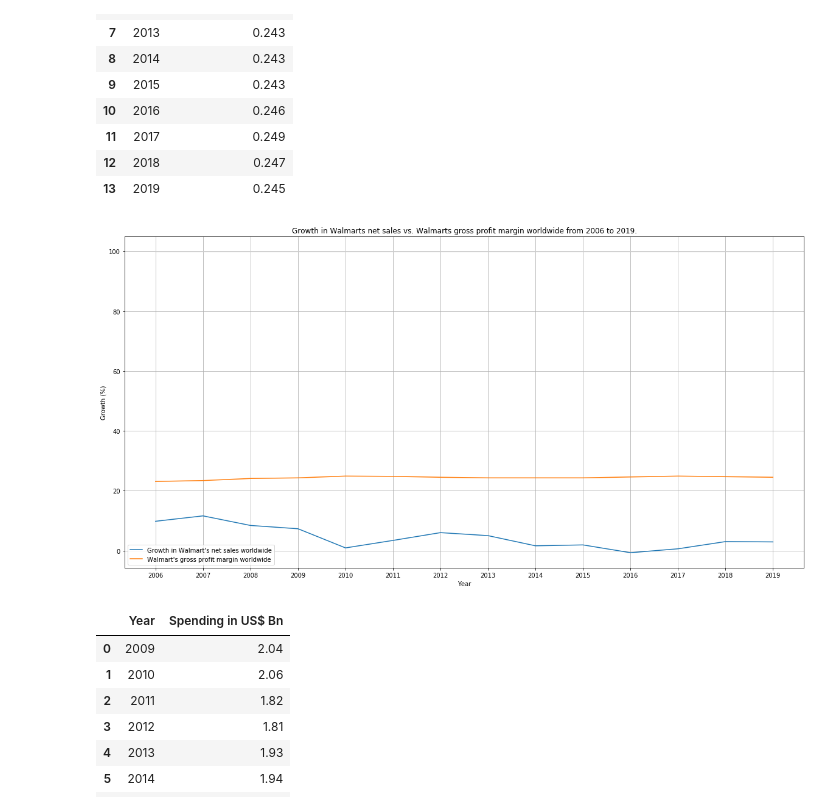
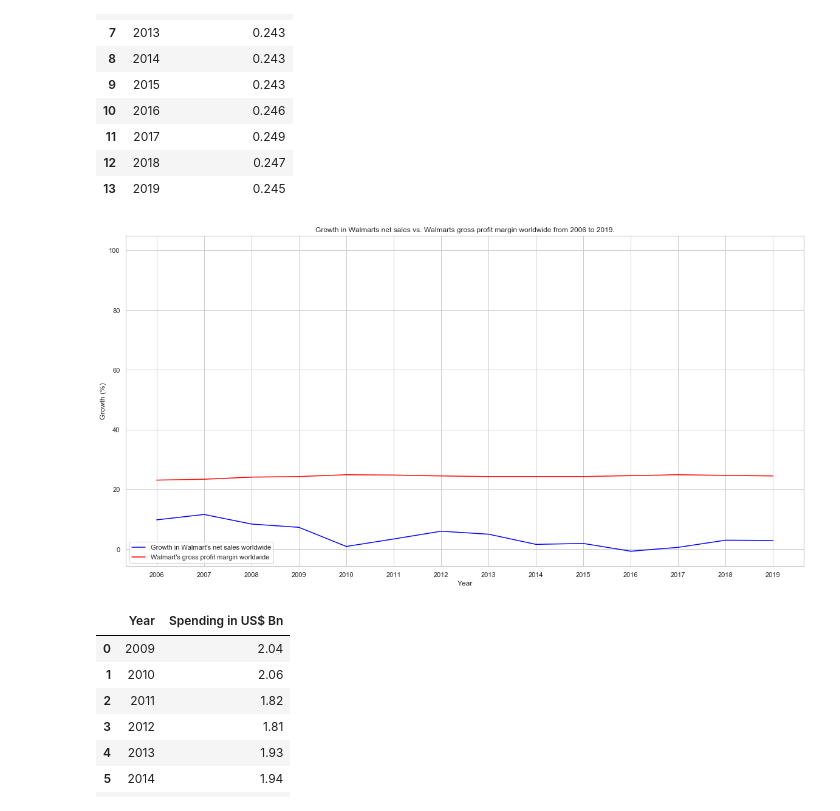
Before and after one commit to raphxcha/Open-data-project, a Jupyter notebook: WalmartOpenDataProject.ipynb, the cells around one changed output. Cells and saved outputs as stored; diff of their text form; code cells hidden in the pictures.

```diff
--- a/WalmartOpenDataProject.ipynb
+++ b/WalmartOpenDataProject.ipynb
@@ -314,34 +305,25 @@ excel_data_df.head(50)
 | 13 | 2019 | 0.245 |
 # %%
 import matplotlib.pyplot as plt
-# line 1 points
 x1 = ['2006', '2007', '2008', '2009', '2010', '2011', '2012', '2013', '2014', '2015', '2016', '2017', '2018', '2019']
 y1 = [9.8, 11.6, 8.4, 7.3, 0.9, 3.4, 6.0, 5.0, 1.6, 1.9, -0.7, 0.6, 3.0, 2.9]
 
-# line 2 points
 x2 = ['2006', '2007','2008', '2009', '2010', '2011', '2012', '2013', '2014', '2015', '2016', '2017', '2018', '2019']
 y2 = [23.10, 23.40, 24.10, 24.30, 24.90, 24.80, 24.50, 24.30, 24.30, 24.30, 24.60, 24.90, 24.70, 24.50]
 
-# increase range - cheat way
 x3 = ['2006', '2007', '2008', '2009', '2010', '2011', '2012', '2013', '2014', '2015', '2016', '2017', '2018', '2019']
 y3 = [99.9, 99.9, 99.9, 99.9, 99.9, 99.9, 99.9, 99.9, 99.9, 99.9, 99.9, 99.9, 99.9, 99.9]
 plt.plot(x3, y3, color='lightgrey')
-# plotting the line 1 points
-plt.plot(x1, y1, label = "Growth in Walmart's net sales worldwide")
-# plotting the line 2 points
-plt.plot(x2, y2, label = "Walmart's gross profit margin worldwide")
+plt.plot(x1, y1, label = "Growth in Walmart's net sales worldwide", color='blue' )
+plt.plot(x2, y2, label = "Walmart's gross profit margin worldwide", color='red' )
 plt.xlabel('Year')
-# Set the y axis label of the current axis.
 plt.ylabel('Growth (%)')
-# Set a title of the current axes.
 plt.title('Growth in Walmarts net sales vs. Walmarts gross profit margin worldwide from 2006 to 2019.')
-# show a legend on the plot
 plt.legend()
-# Display a figure.
 plt.grid(True)
 plt.show()
 # %% [output]
-[figure, old version]
+[figure, new version]
 # %%
 excel_data_df = pd.read_excel('XLS_files\walmart_chart.xlsx', sheet_name='Chart 9', skiprows= 1)
 # %%
```
Also changed, not shown: parts of 12 cells of this notebook.
